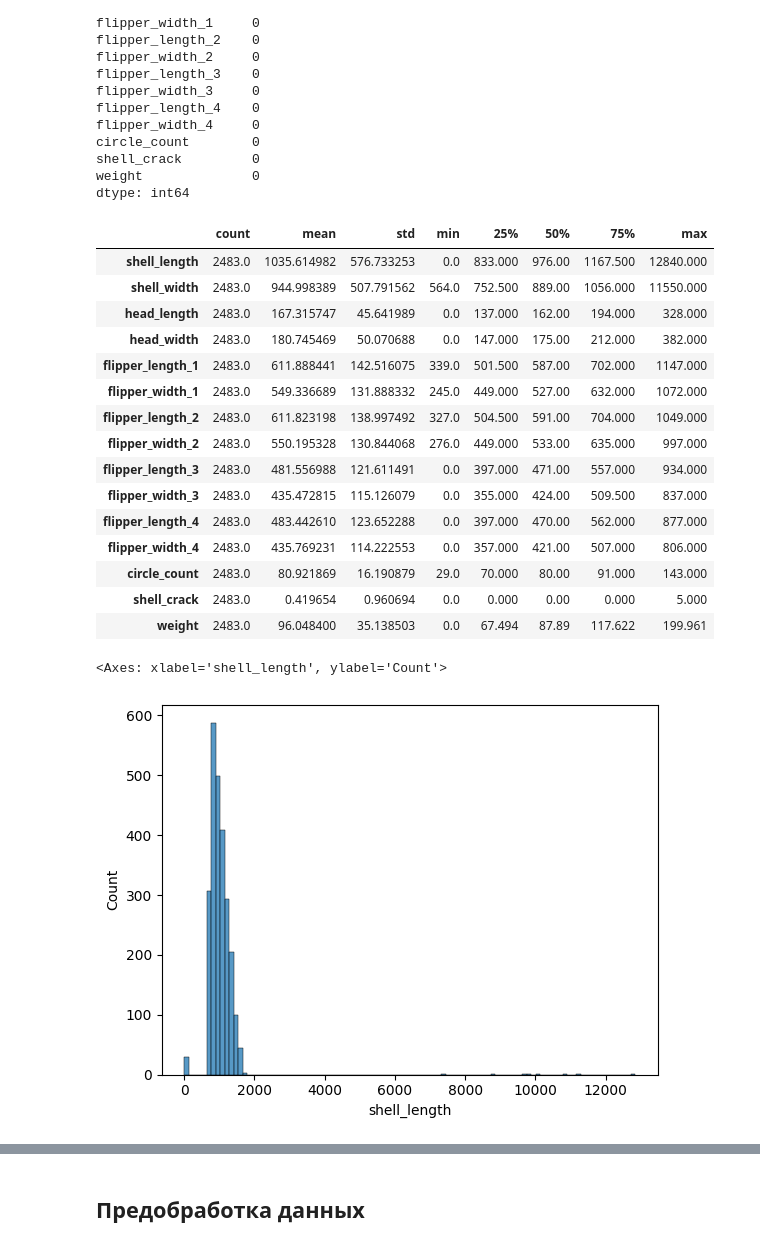
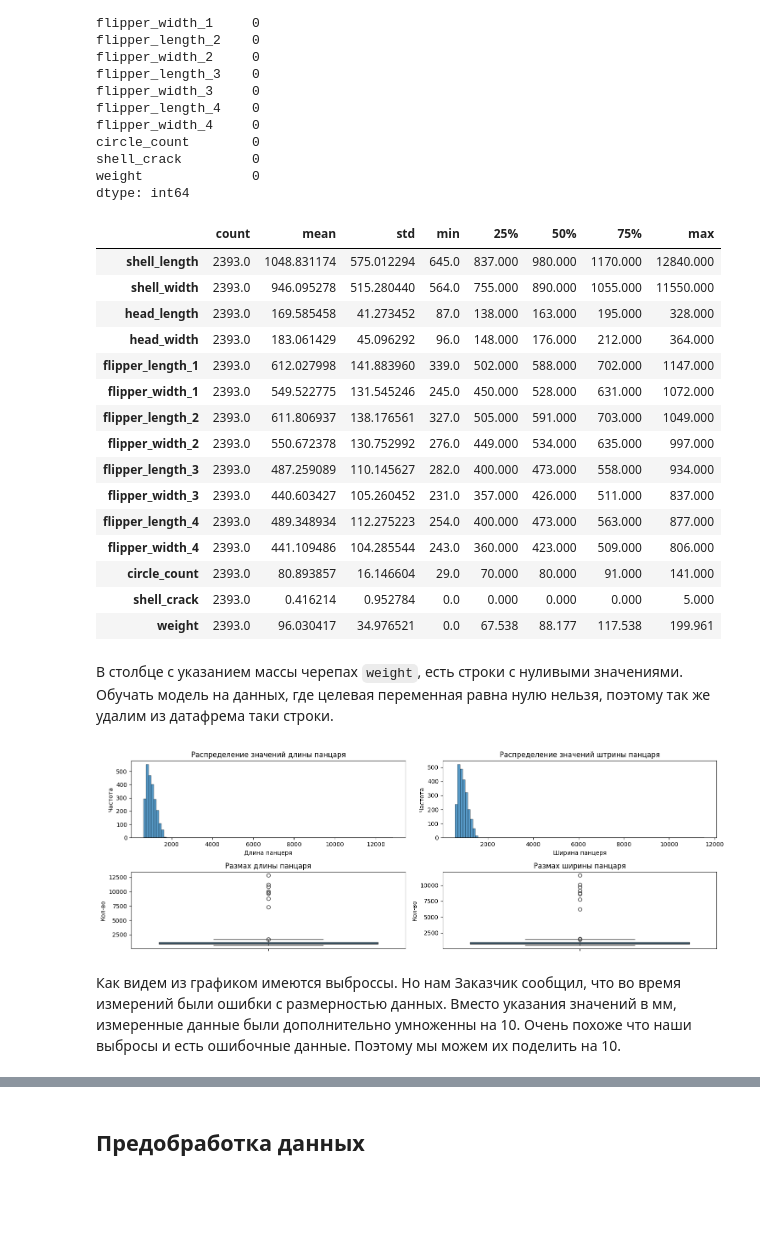
Before and after one commit to MEYakunin/Sprint10_Tortilla_Center, a Jupyter notebook: Sprint10_Tortilla_Center_Yakunin_Mikl.ipynb, the cells around one changed output, grey strips where cells are left out. Saved outputs shown, nothing was run; the diff lists cells and outputs as text; code cells hidden in the pictures; blank space fills up the shorter version.

```diff
--- a/Sprint10_Tortilla_Center_Yakunin_Mikl.ipynb
+++ b/Sprint10_Tortilla_Center_Yakunin_Mikl.ipynb
@@ -216,9 +212,13 @@ dtype: int64
 # %%
 # Удаляем пустые строки
-c_mydas_df = c_mydas_df.dropna(subset=['weight'])
+cols_to_drop = [col for col in c_mydas_df.columns if col != 'shell_crack']
+c_mydas_df = c_mydas_df.dropna(subset=cols_to_drop)
+# %%
+# Заменяем пустые ячейки на 0 в столбце "shell_crack"
+c_mydas_df['shell_crack'] = c_mydas_df['shell_crack'].fillna(0)
 # %%
 # Производим замену пустых ячеек
-c_mydas_df.fillna(0, inplace=True).isna().sum()
+c_mydas_df.isna().sum()
 # %% [output]
 shell_length        0
 shell_width         0
@@ -241,24 +241,56 @@ dtype: int64
 c_mydas_df.describe(include='all').T
 # %% [output]
 |  | count | mean | std | min | 25% | 50% | 75% | max |
-| shell_length | 2483.0 | 1035.614982 | 576.733253 | 0.0 | 833.000 | 976.00 | 1167.500 | 12840.000 |
-| shell_width | 2483.0 | 944.998389 | 507.791562 | 564.0 | 752.500 | 889.00 | 1056.000 | 11550.000 |
-| head_length | 2483.0 | 167.315747 | 45.641989 | 0.0 | 137.000 | 162.00 | 194.000 | 328.000 |
-| head_width | 2483.0 | 180.745469 | 50.070688 | 0.0 | 147.000 | 175.00 | 212.000 | 382.000 |
-| flipper_length_1 | 2483.0 | 611.888441 | 142.516075 | 339.0 | 501.500 | 587.00 | 702.000 | 1147.000 |
-| flipper_width_1 | 2483.0 | 549.336689 | 131.888332 | 245.0 | 449.000 | 527.00 | 632.000 | 1072.000 |
-| flipper_length_2 | 2483.0 | 611.823198 | 138.997492 | 327.0 | 504.500 | 591.00 | 704.000 | 1049.000 |
-| flipper_width_2 | 2483.0 | 550.195328 | 130.844068 | 276.0 | 449.000 | 533.00 | 635.000 | 997.000 |
-| flipper_length_3 | 2483.0 | 481.556988 | 121.611491 | 0.0 | 397.000 | 471.00 | 557.000 | 934.000 |
-| flipper_width_3 | 2483.0 | 435.472815 | 115.126079 | 0.0 | 355.000 | 424.00 | 509.500 | 837.000 |
-| flipper_length_4 | 2483.0 | 483.442610 | 123.652288 | 0.0 | 397.000 | 470.00 | 562.000 | 877.000 |
-| flipper_width_4 | 2483.0 | 435.769231 | 114.222553 | 0.0 | 357.000 | 421.00 | 507.000 | 806.000 |
-| circle_count | 2483.0 | 80.921869 | 16.190879 | 29.0 | 70.000 | 80.00 | 91.000 | 143.000 |
-| shell_crack | 2483.0 | 0.419654 | 0.960694 | 0.0 | 0.000 | 0.00 | 0.000 | 5.000 |
-| weight | 2483.0 | 96.048400 | 35.138503 | 0.0 | 67.494 | 87.89 | 117.622 | 199.961 |
+| shell_length | 2393.0 | 1048.831174 | 575.012294 | 645.0 | 837.000 | 980.000 | 1170.000 | 12840.000 |
+| shell_width | 2393.0 | 946.095278 | 515.280440 | 564.0 | 755.000 | 890.000 | 1055.000 | 11550.000 |
+| head_length | 2393.0 | 169.585458 | 41.273452 | 87.0 | 138.000 | 163.000 | 195.000 | 328.000 |
+| head_width | 2393.0 | 183.061429 | 45.096292 | 96.0 | 148.000 | 176.000 | 212.000 | 364.000 |
+| flipper_length_1 | 2393.0 | 612.027998 | 141.883960 | 339.0 | 502.000 | 588.000 | 702.000 | 1147.000 |
+| flipper_width_1 | 2393.0 | 549.522775 | 131.545246 | 245.0 | 450.000 | 528.000 | 631.000 | 1072.000 |
+| flipper_length_2 | 2393.0 | 611.806937 | 138.176561 | 327.0 | 505.000 | 591.000 | 703.000 | 1049.000 |
+| flipper_width_2 | 2393.0 | 550.672378 | 130.752992 | 276.0 | 449.000 | 534.000 | 635.000 | 997.000 |
+| flipper_length_3 | 2393.0 | 487.259089 | 110.145627 | 282.0 | 400.000 | 473.000 | 558.000 | 934.000 |
+| flipper_width_3 | 2393.0 | 440.603427 | 105.260452 | 231.0 | 357.000 | 426.000 | 511.000 | 837.000 |
+| flipper_length_4 | 2393.0 | 489.348934 | 112.275223 | 254.0 | 400.000 | 473.000 | 563.000 | 877.000 |
+| flipper_width_4 | 2393.0 | 441.109486 | 104.285544 | 243.0 | 360.000 | 423.000 | 509.000 | 806.000 |
+| circle_count | 2393.0 | 80.893857 | 16.146604 | 29.0 | 70.000 | 80.000 | 91.000 | 141.000 |
+| shell_crack | 2393.0 | 0.416214 | 0.952784 | 0.0 | 0.000 | 0.000 | 0.000 | 5.000 |
+| weight | 2393.0 | 96.030417 | 34.976521 | 0.0 | 67.538 | 88.177 | 117.538 | 199.961 |
+# %% [markdown]
+В столбце с указанием массы черепах `weight`, есть строки с нуливыми значениями. Обучать модель на данных, где целевая переменная равна нулю нельзя, поэтому так же удалим из датафрема таки строки.
+# %%
+# Удаляем строки с 0 значением массы черепах
+c_mydas_df = c_mydas_df[c_mydas_df['weight'] != 0]
 # %%
+# Построим графики распределения и размаха длины и ширины панцеря
+plt.figure(figsize=(15, 5))
+
+plt.subplot(2, 2, 1)
 sns.histplot(c_mydas_df['shell_length'])
+plt.title('Распределение значений длины панцаря')
+plt.xlabel('Длина панцеря')
+plt.ylabel('Частота')
+
+plt.subplot(2, 2, 2)
+sns.histplot(c_mydas_df['shell_width'])
+plt.title('Распределение значений штрины панцаря')
+plt.xlabel('Ширина панцеря')
+plt.ylabel('Частота')
+
+plt.subplot(2, 2, 3)
+sns.boxplot(c_mydas_df['shell_length'])
+plt.title('Размах длины панцаря')
+plt.ylabel('Кол-во')
+
+plt.subplot(2, 2, 4)
+sns.boxplot(c_mydas_df['shell_width'])
+plt.title('Размах ширины панцаря')
+plt.ylabel('Кол-во')
+
+plt.tight_layout()
+plt.show()
 # %% [output]
-<Axes: xlabel='shell_length', ylabel='Count'>
-[figure, old version]
+[figure, new version]
+# %% [markdown]
+Как видем из графиком имеются выброссы. Но нам Заказчик сообщил, что во время измерений были ошибки с размерностью данных. Вместо указания значений в мм, измеренные данные были дополнительно умноженны на 10. Очень похоже что наши выбросы и есть ошибочные данные. Поэтому мы можем их поделить на 10.
 # %%
```
Also changed, not shown: parts of 9 cells of this notebook.
